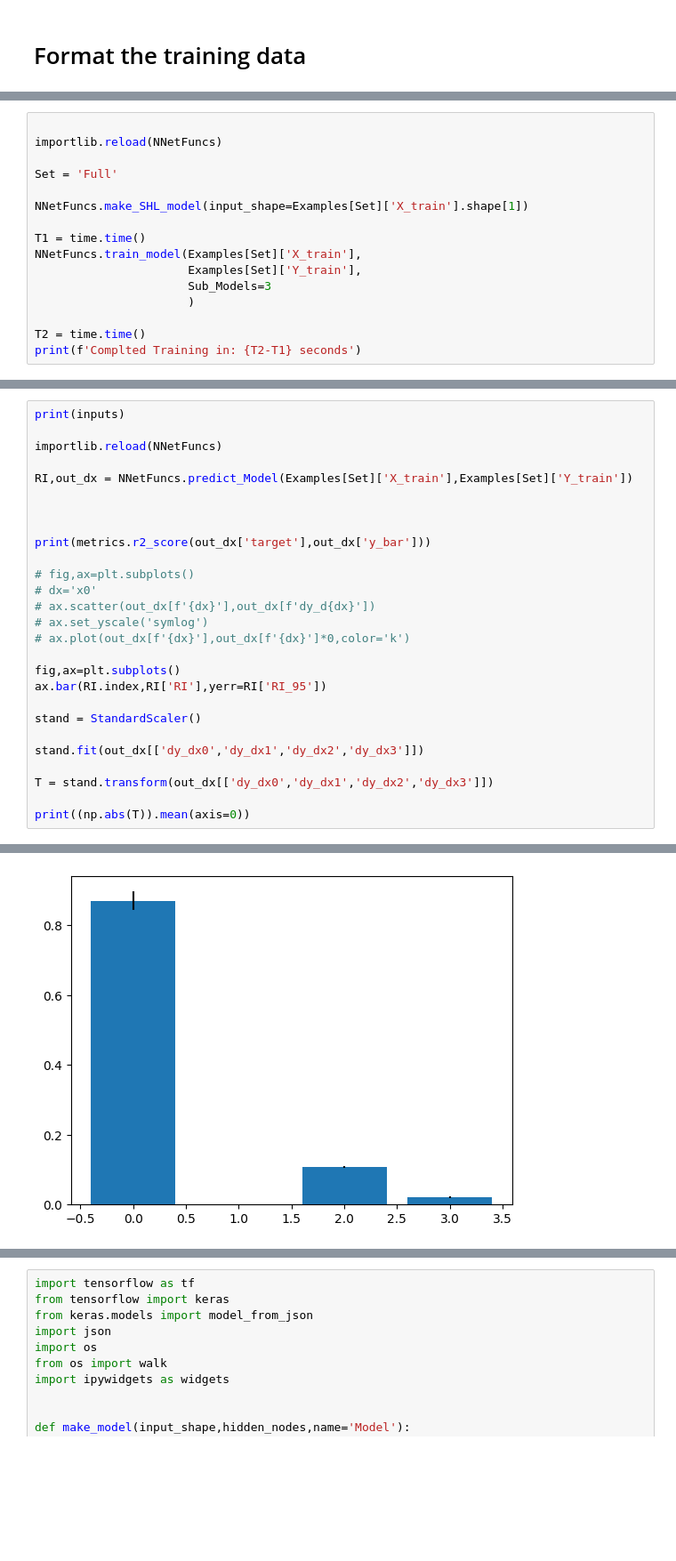
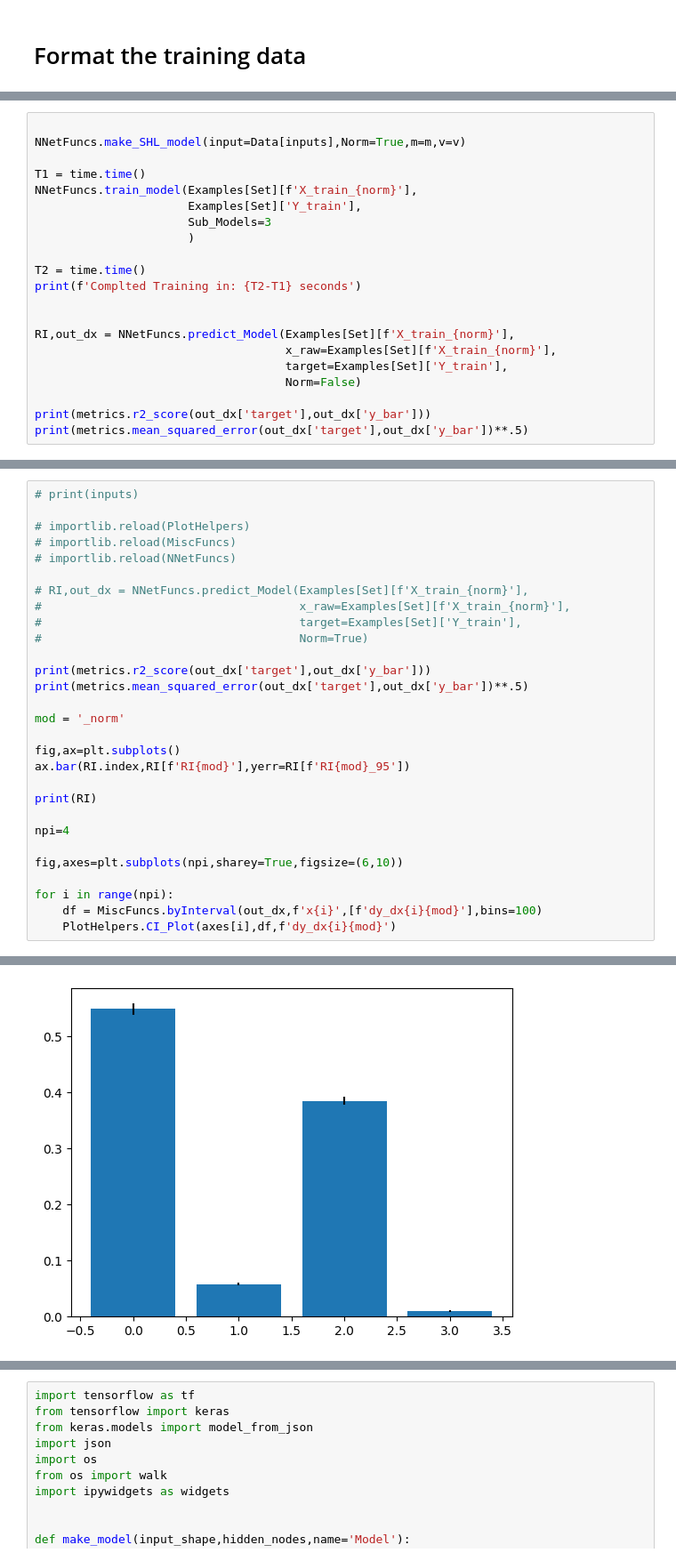
Before and after one commit to June-Skeeter/NN_Applications, a Jupyter notebook: NN_for_EC.ipynb, the cells around one changed output, grey strips where cells are left out. Shown: that part at 89% size. Cells and saved outputs as stored; diff of their text form; blank space fills up the shorter version.

```diff
--- a/NN_for_EC.ipynb
+++ b/NN_for_EC.ipynb
@@ -120,19 +227,24 @@ print(Examples['Full']['Y_val'].shape)
 # %%
 
-importlib.reload(NNetFuncs)
-
-Set = 'Full'
-
-NNetFuncs.make_SHL_model(input_shape=Examples[Set]['X_train'].shape[1])
+NNetFuncs.make_SHL_model(input=Data[inputs],Norm=True,m=m,v=v)
 
 T1 = time.time()
-NNetFuncs.train_model(Examples[Set]['X_train'],
+NNetFuncs.train_model(Examples[Set][f'X_train_{norm}'],
                       Examples[Set]['Y_train'],
                       Sub_Models=3
                       )
 
 T2 = time.time()
 print(f'Complted Training in: {T2-T1} seconds')
+
+
+RI,out_dx = NNetFuncs.predict_Model(Examples[Set][f'X_train_{norm}'],
+                                    x_raw=Examples[Set][f'X_train_{norm}'],
+                                    target=Examples[Set]['Y_train'],
+                                    Norm=False)
+
+print(metrics.r2_score(out_dx['target'],out_dx['y_bar']))
+print(metrics.mean_squared_error(out_dx['target'],out_dx['y_bar'])**.5)
 # %% [output]
 Model: "SHL_NN_Model"
 _________________________________________________________________
@@ -154,28 +266,30 @@ Complted Training in: 120.96202540397644 seconds
 # %%
-print(inputs)
+# print(inputs)
 
-importlib.reload(NNetFuncs)
+# importlib.reload(PlotHelpers)
+# importlib.reload(MiscFuncs)
+# importlib.reload(NNetFuncs)
 
-RI,out_dx = NNetFuncs.predict_Model(Examples[Set]['X_train'],Examples[Set]['Y_train'])
-
-
+# RI,out_dx = NNetFuncs.predict_Model(Examples[Set][f'X_train_{norm}'],
+#                                     x_raw=Examples[Set][f'X_train_{norm}'],
+#                                     target=Examples[Set]['Y_train'],
+#                                     Norm=True)
 
 print(metrics.r2_score(out_dx['target'],out_dx['y_bar']))
+print(metrics.mean_squared_error(out_dx['target'],out_dx['y_bar'])**.5)
 
-# fig,ax=plt.subplots()
-# dx='x0'
-# ax.scatter(out_dx[f'{dx}'],out_dx[f'dy_d{dx}'])
-# ax.set_yscale('symlog')
-# ax.plot(out_dx[f'{dx}'],out_dx[f'{dx}']*0,color='k')
+mod = '_norm'
 
 fig,ax=plt.subplots()
-ax.bar(RI.index,RI['RI'],yerr=RI['RI_95'])
+ax.bar(RI.index,RI[f'RI{mod}'],yerr=RI[f'RI{mod}_95'])
 
-stand = StandardScaler()
+print(RI)
 
-stand.fit(out_dx[['dy_dx0','dy_dx1','dy_dx2','dy_dx3']])
+npi=4
 
-T = stand.transform(out_dx[['dy_dx0','dy_dx1','dy_dx2','dy_dx3']])
+fig,axes=plt.subplots(npi,sharey=True,figsize=(6,10))
 
-print((np.abs(T)).mean(axis=0))
+for i in range(npi):
+    df = MiscFuncs.byInterval(out_dx,f'x{i}',[f'dy_dx{i}{mod}'],bins=100)
+    PlotHelpers.CI_Plot(axes[i],df,f'dy_dx{i}{mod}')
 # %% [output]
@@ -185 +304 @@ print((np.abs(T)).mean(axis=0))
-[figure, old version]
+[figure, new version]
```
Also changed, not shown: parts of 13 cells of this notebook, 7 other files.
